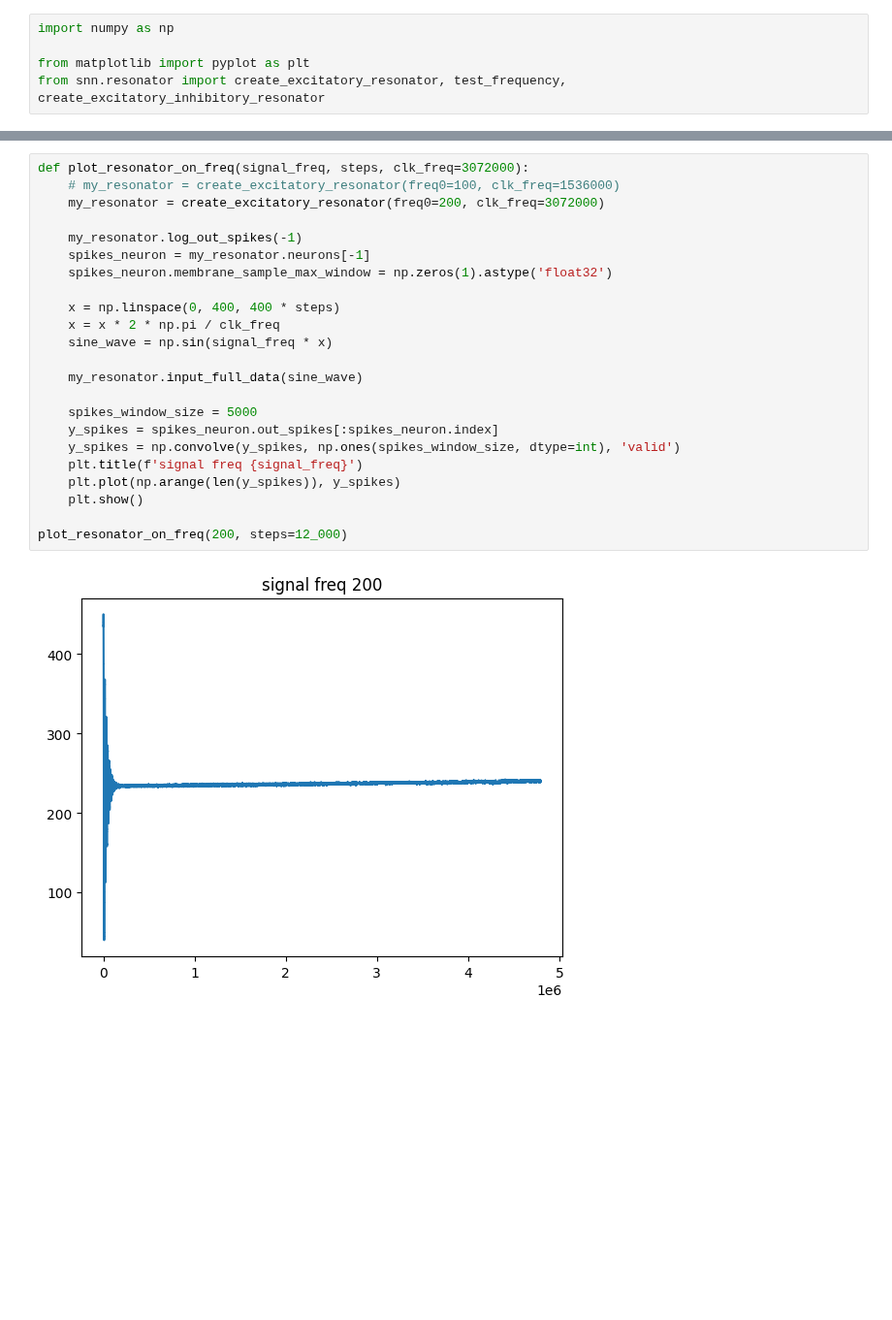
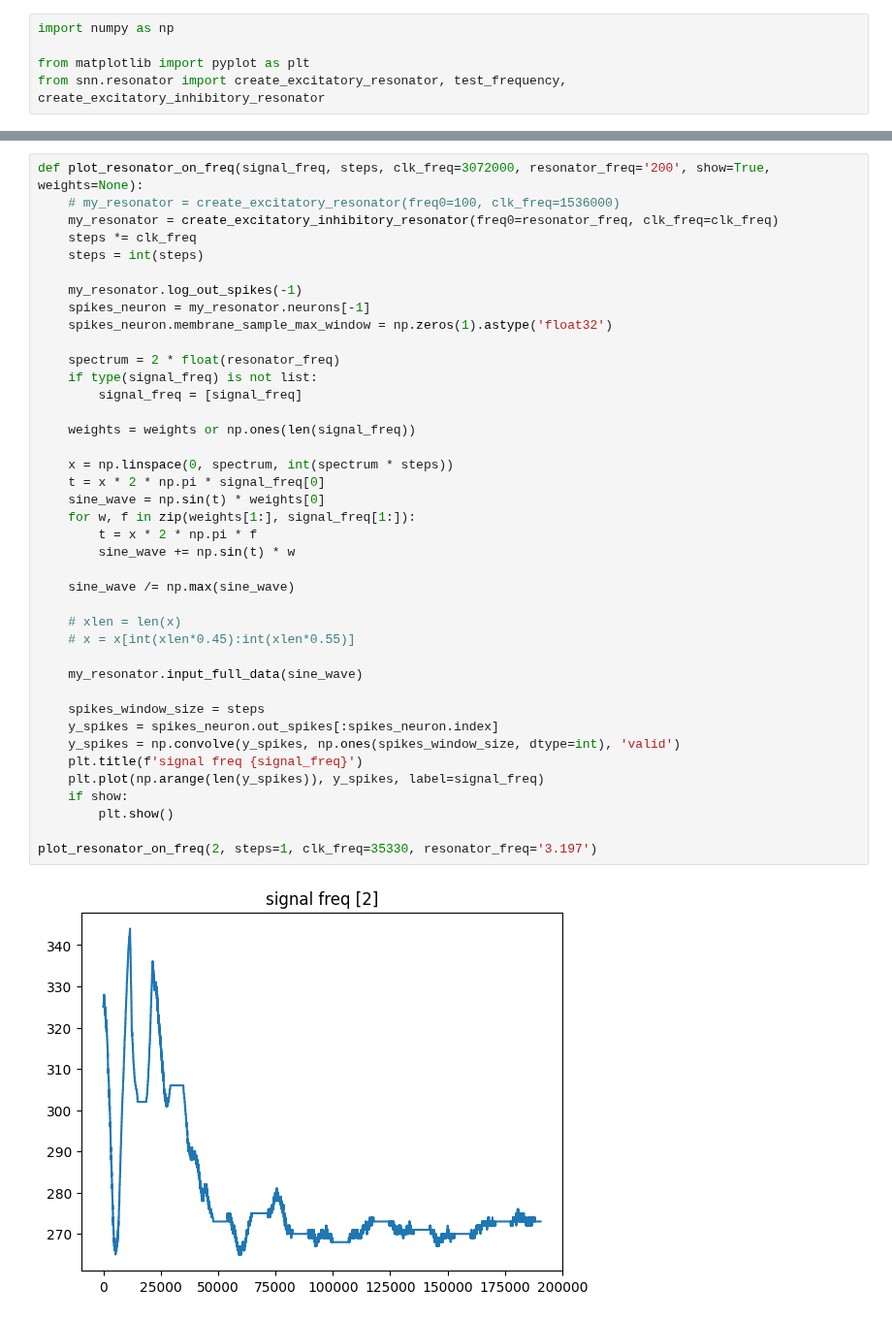
Before and after one commit to yakir4123/SNN-SCTN, a Jupyter notebook: scripts/resonator_test_sine.ipynb, the cells around one changed output, grey strips where cells are left out. Shown at 97% size. Drawn from its saved outputs; the diff is of its cells as text; blank space fills up the shorter version.

Commit message:
Notebook for research the resonators on mental attention data.

```diff
--- a/scripts/resonator_test_sine.ipynb
+++ b/scripts/resonator_test_sine.ipynb
@@ -65,25 +63,42 @@ custom_resonator_output_spikes(freq0=200)
 # %%
-def plot_resonator_on_freq(signal_freq, steps, clk_freq=3072000):
+def plot_resonator_on_freq(signal_freq, steps, clk_freq=3072000, resonator_freq='200', show=True, weights=None):
     # my_resonator = create_excitatory_resonator(freq0=100, clk_freq=1536000)
-    my_resonator = create_excitatory_resonator(freq0=200, clk_freq=3072000)
+    my_resonator = create_excitatory_inhibitory_resonator(freq0=resonator_freq, clk_freq=clk_freq)
+    steps *= clk_freq
+    steps = int(steps)
 
     my_resonator.log_out_spikes(-1)
     spikes_neuron = my_resonator.neurons[-1]
     spikes_neuron.membrane_sample_max_window = np.zeros(1).astype('float32')
 
-    x = np.linspace(0, 400, 400 * steps)
-    x = x * 2 * np.pi / clk_freq
-    sine_wave = np.sin(signal_freq * x)
+    spectrum = 2 * float(resonator_freq)
+    if type(signal_freq) is not list:
+        signal_freq = [signal_freq]
+
+    weights = weights or np.ones(len(signal_freq))
+
+    x = np.linspace(0, spectrum, int(spectrum * steps))
+    t = x * 2 * np.pi * signal_freq[0]
+    sine_wave = np.sin(t) * weights[0]
+    for w, f in zip(weights[1:], signal_freq[1:]):
+        t = x * 2 * np.pi * f
+        sine_wave += np.sin(t) * w
+
+    sine_wave /= np.max(sine_wave)
+
+    # xlen = len(x)
+    # x = x[int(xlen*0.45):int(xlen*0.55)]
 
     my_resonator.input_full_data(sine_wave)
 
-    spikes_window_size = 5000
+    spikes_window_size = steps
     y_spikes = spikes_neuron.out_spikes[:spikes_neuron.index]
     y_spikes = np.convolve(y_spikes, np.ones(spikes_window_size, dtype=int), 'valid')
     plt.title(f'signal freq {signal_freq}')
-    plt.plot(np.arange(len(y_spikes)), y_spikes)
-    plt.show()
+    plt.plot(np.arange(len(y_spikes)), y_spikes, label=signal_freq)
+    if show:
+        plt.show()
 
-plot_resonator_on_freq(200, steps=12_000)
+plot_resonator_on_freq(2, steps=1, clk_freq=35330, resonator_freq='3.197')
 # %% [output]
-[figure, old version]
+[figure, new version]
```
Also changed, not shown: parts of 16 cells of this notebook, 43 other files.
